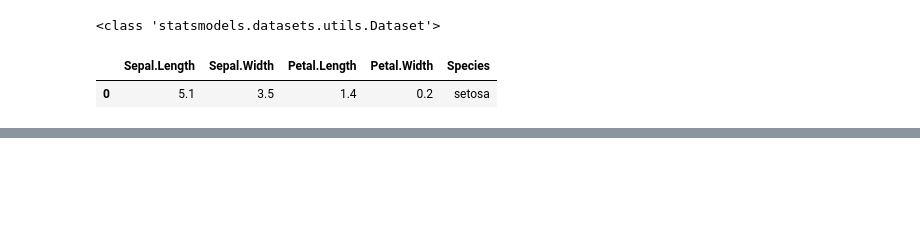
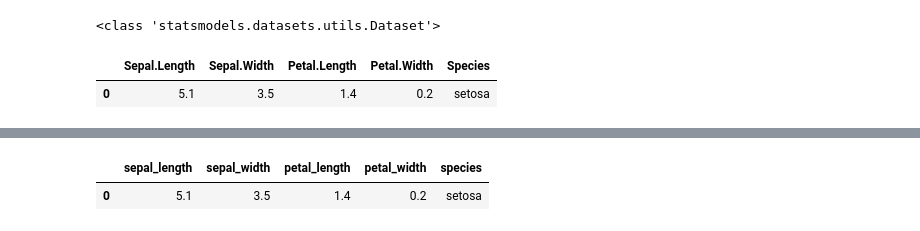
Before and after one commit to comlec/ai_x, a Jupyter notebook: source/01_python/ch11_데이터프레임과시리즈(Pandas)_1절~8절.ipynb, the cells around one changed output, grey strips where cells are left out. Drawn from its saved outputs; the diff is of its cells as text; code cells hidden in the pictures; blank space fills up the shorter version.

```diff
--- a/source/01_python/ch11_데이터프레임과시리즈(Pandas)_1절~8절.ipynb
+++ b/source/01_python/ch11_데이터프레임과시리즈(Pandas)_1절~8절.ipynb
@@ -512,0 +513,6 @@ Name: Sepal.Length, Length: 150, dtype: float64
+# %%
+iris.columns = [col.lower().replace('.','_') for col in iris.columns]
+iris.head(1)
+# %% [output]
+|  | sepal_length | sepal_width | petal_length | petal_width | species |
+| 0 | 5.1 | 3.5 | 1.4 | 0.2 | setosa |
```
Also changed, not shown: parts of 9 cells of this notebook, 3 other files.
